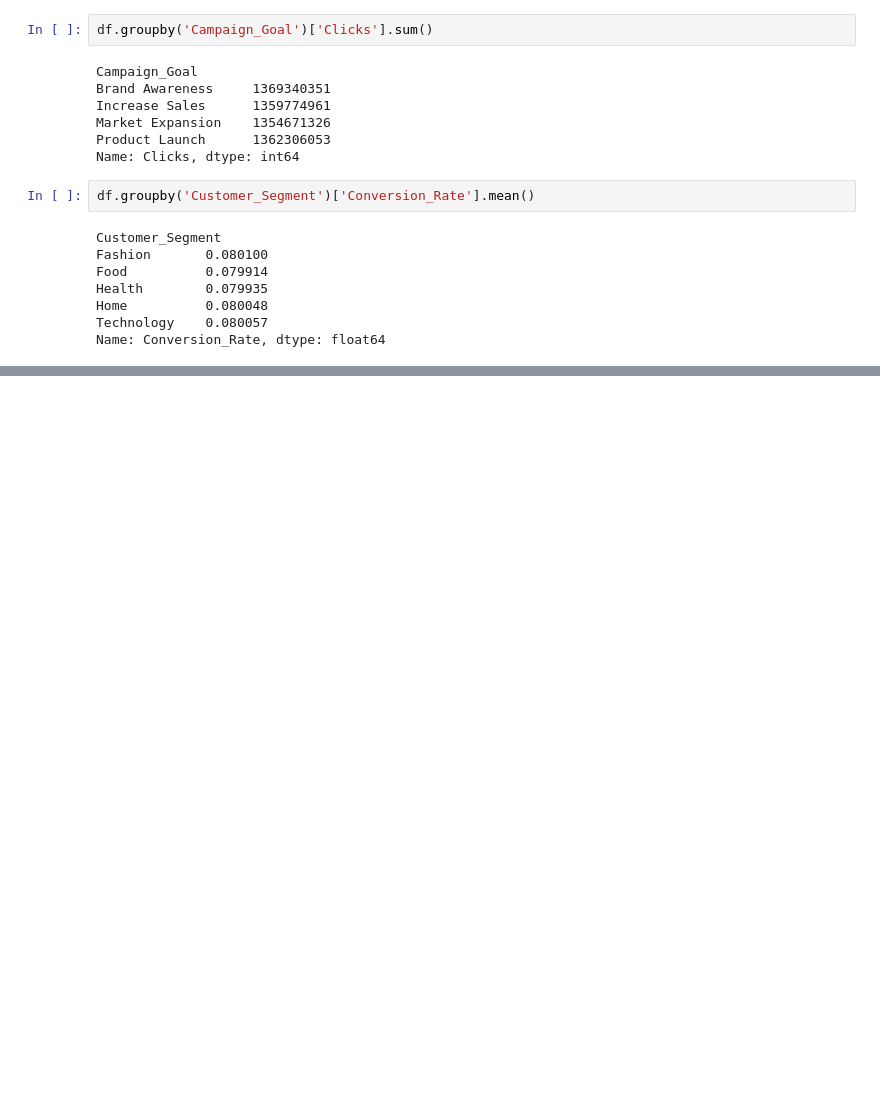
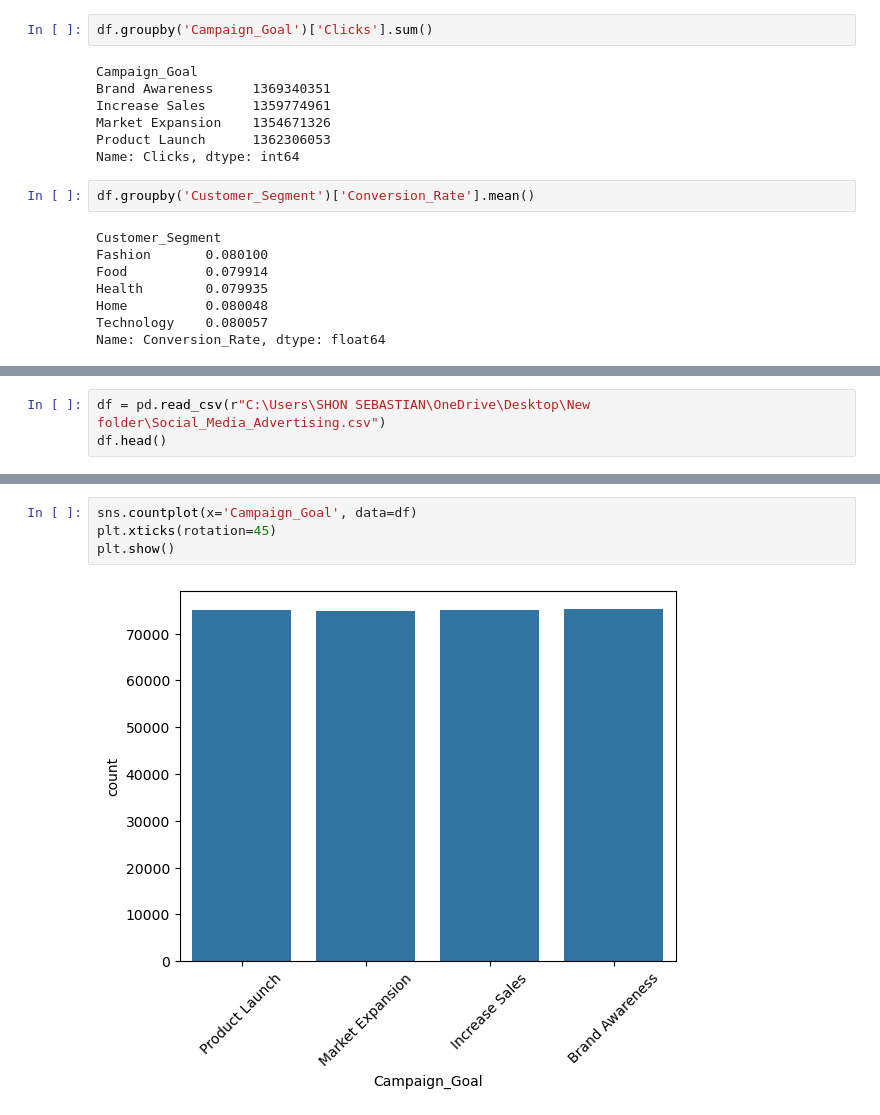
Before and after one commit to a4amalatoms-lgtm/Social_Media_Advertising, a Jupyter notebook: Data Pre-processing.ipynb, the cells around one changed output, grey strips where cells are left out. Saved outputs shown, nothing was run; the diff lists cells and outputs as text; blank space fills up the shorter version.

```diff
--- a/Data Pre-processing.ipynb
+++ b/Data Pre-processing.ipynb
@@ -299,0 +309,3 @@ Name: Conversion_Rate, dtype: float64
+# %%
+df = pd.read_csv(r"C:\Users\SHON SEBASTIAN\OneDrive\Desktop\New folder\Social_Media_Advertising.csv")
+df.head()
@@ -299,0 +319,6 @@ Name: Conversion_Rate, dtype: float64
+# %%
+sns.countplot(x='Campaign_Goal', data=df)
+plt.xticks(rotation=45)
+plt.show()
+# %% [output]
+[figure, added]
```
Also changed, not shown: parts of 31 cells of this notebook.
